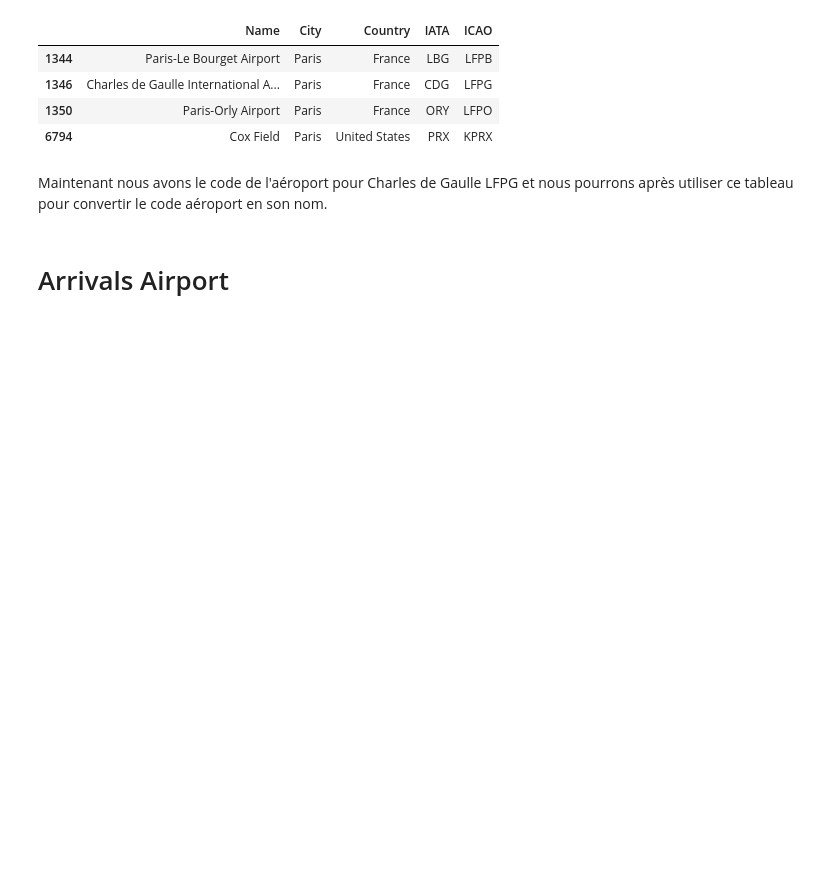
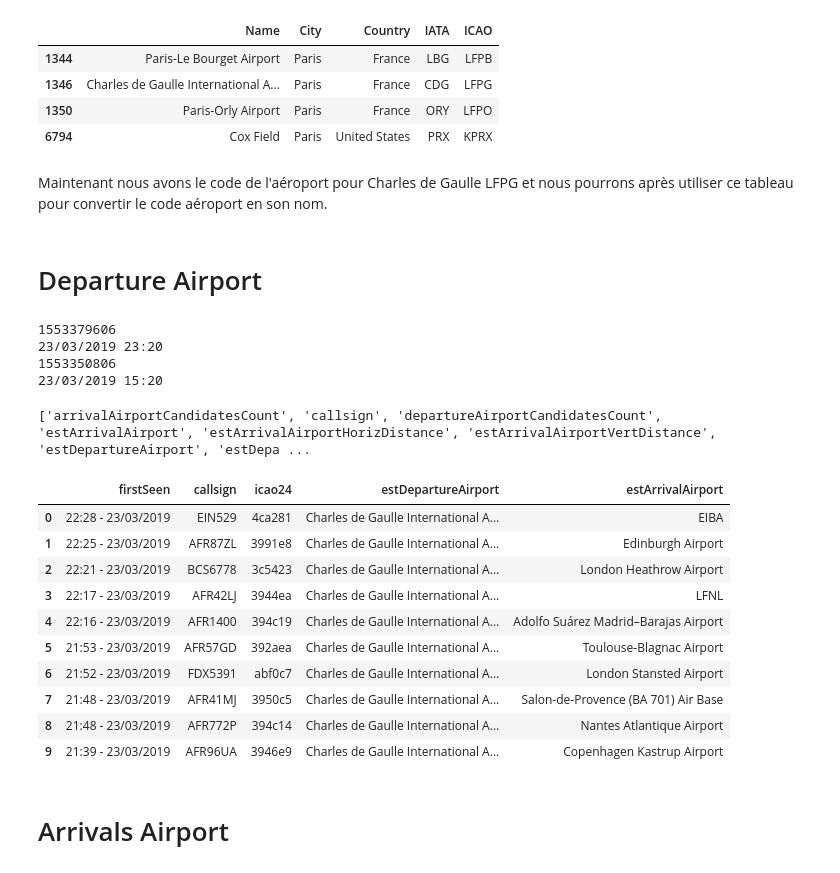
Before and after one commit to Rhizome23/aircraft-project, a Jupyter notebook: LastPlane.ipynb, the cells around one changed output. Cells and saved outputs as stored; diff of their text form; code cells hidden in the pictures; blank space fills up the shorter version.

```diff
--- a/LastPlane.ipynb
+++ b/LastPlane.ipynb
@@ -41,3 +56,28 @@ airport.loc[airport['City'] == 'Paris']
 | 6794 | Cox Field | Paris | United States | PRX | KPRX |
 # %% [markdown]
 Maintenant nous avons le code de l'aéroport pour Charles de Gaulle LFPG et nous pourrons après utiliser ce tableau pour convertir le code aéroport en son nom.
+# %% [markdown]
+# Departure Airport
+# %%
+import time
+from datetime import datetime, timedelta
+tnow = int(time.time())-3600*24
+print(tnow)
+print(datetime.fromtimestamp(tnow).strftime("%d/%m/%Y %H:%M"))
+t0 = tnow-3600*8
+print(t0)
+print(datetime.fromtimestamp(t0).strftime("%d/%m/%Y %H:%M"))
+# %% [output]
+1553379606
+23/03/2019 23:20
+1553350806
+23/03/2019 15:20
+# %%
+url="https://opensky-network.org/api/flights/departure?airport=LFPG&begin="+str(t0)+"&end="+str(tnow)
+# %%
+data = requests.get(url).json()
+df_data = pd.DataFrame.from_dict(data, orient='columns')
+df_data.head()
+print( list(df_data.columns.values))
+# %% [output]
+['arrivalAirportCandidatesCount', 'callsign', 'departureAirportCandidatesCount', 'estArrivalAirport', 'estArrivalAirportHorizDistance', 'estArrivalAirportVertDistance', 'estDepartureAirport', 'estDepa ...
@@ -44,3 +93,17 @@ Maintenant nous avons le code de l'aéroport pour Charles de Gaulle LFPG et nous
+# %%
+df_departures.head(10)
+# %% [output]
+|  | firstSeen | callsign | icao24 | estDepartureAirport | estArrivalAirport |
+| 0 | 22:28 - 23/03/2019 | EIN529 | 4ca281 | Charles de Gaulle International A... | EIBA |
+| 1 | 22:25 - 23/03/2019 | AFR87ZL | 3991e8 | Charles de Gaulle International A... | Edinburgh Airport |
+| 2 | 22:21 - 23/03/2019 | BCS6778 | 3c5423 | Charles de Gaulle International A... | London Heathrow Airport |
+| 3 | 22:17 - 23/03/2019 | AFR42LJ | 3944ea | Charles de Gaulle International A... | LFNL |
+| 4 | 22:16 - 23/03/2019 | AFR1400 | 394c19 | Charles de Gaulle International A... | Adolfo Suárez Madrid–Barajas Airport |
+| 5 | 21:53 - 23/03/2019 | AFR57GD | 392aea | Charles de Gaulle International A... | Toulouse-Blagnac Airport |
+| 6 | 21:52 - 23/03/2019 | FDX5391 | abf0c7 | Charles de Gaulle International A... | London Stansted Airport |
+| 7 | 21:48 - 23/03/2019 | AFR41MJ | 3950c5 | Charles de Gaulle International A... | Salon-de-Provence (BA 701) Air Base |
+| 8 | 21:48 - 23/03/2019 | AFR772P | 394c14 | Charles de Gaulle International A... | Nantes Atlantique Airport |
+| 9 | 21:39 - 23/03/2019 | AFR96UA | 3946e9 | Charles de Gaulle International A... | Copenhagen Kastrup Airport |
 # %% [markdown]
 # Arrivals Airport
 # %% [markdown]
```
Also changed, not shown: parts of 13 cells of this notebook.
